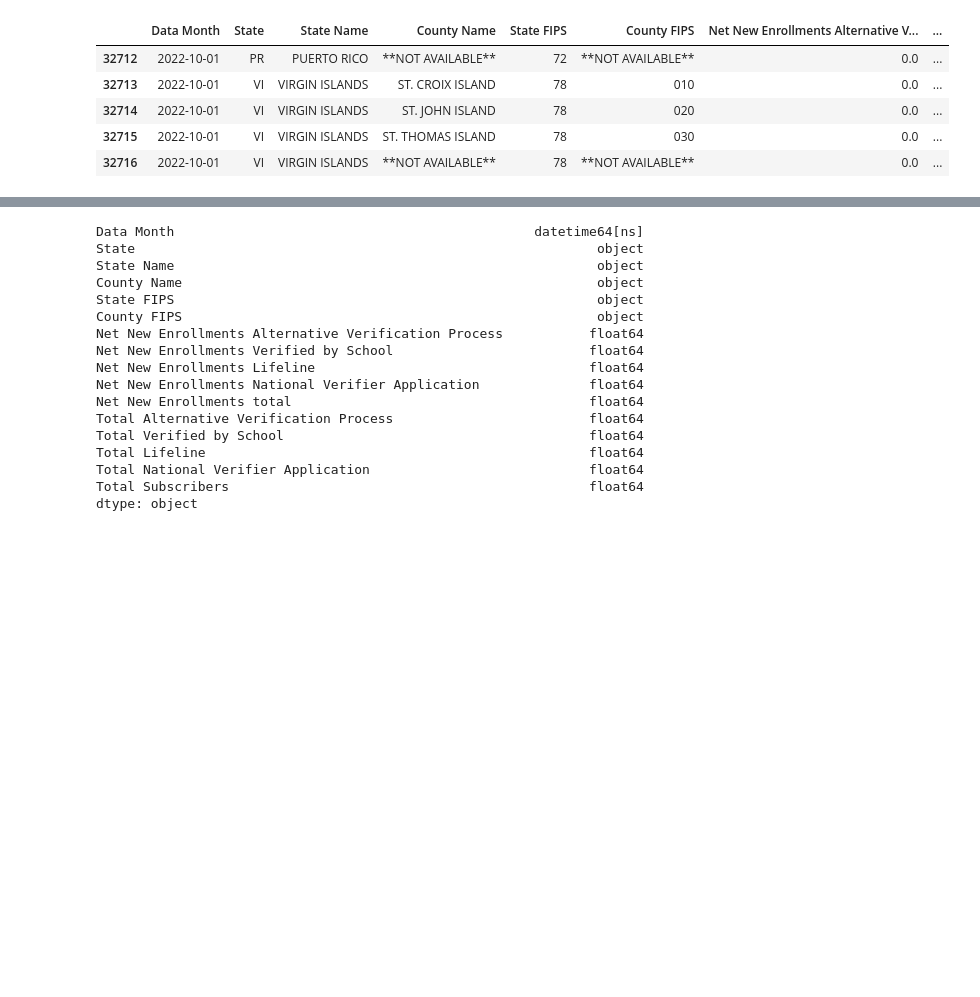
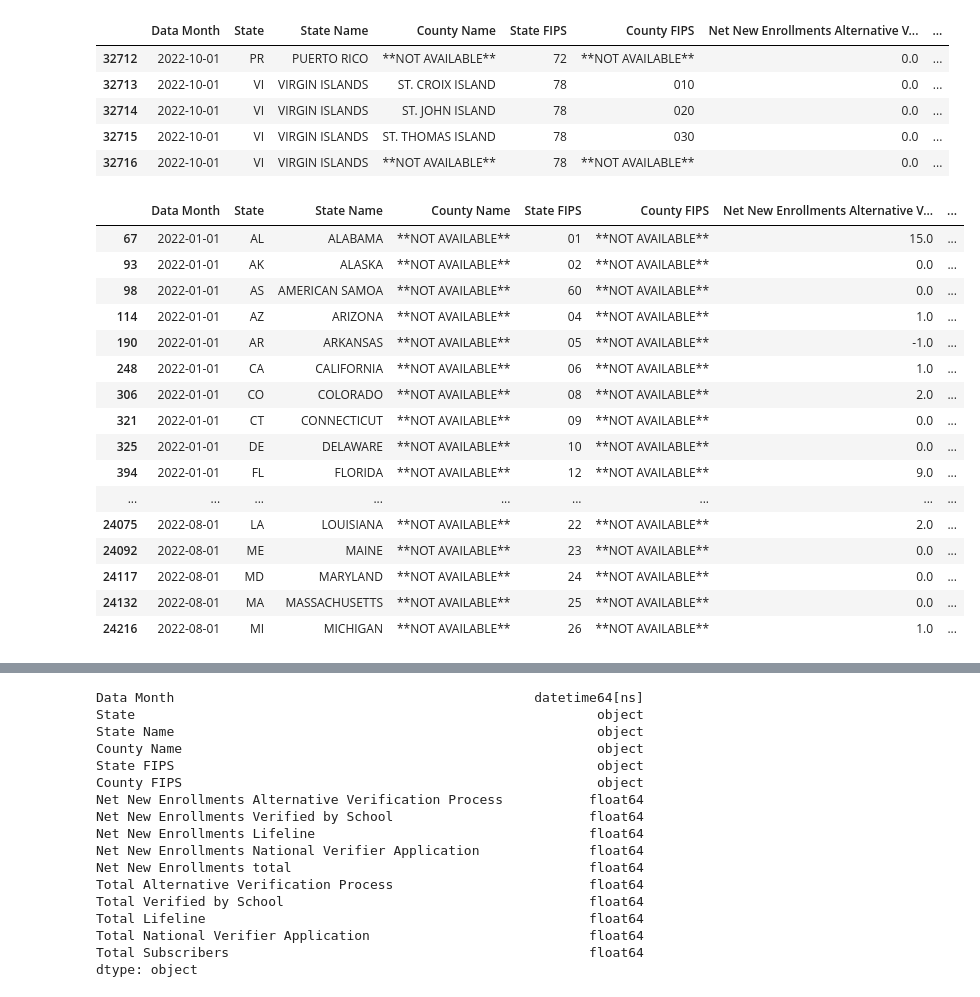
Before and after one commit to datakind/BDT_DataDive_Dec22, a Jupyter notebook: notebooks/BDT DataDive ACP vs SNAP Enrollment.ipynb, the cells around one changed output, grey strips where cells are left out. Cells and saved outputs as stored; diff of their text form; code cells hidden in the pictures; blank space fills up the shorter version.

```diff
--- a/notebooks/BDT DataDive ACP vs SNAP Enrollment.ipynb
+++ b/notebooks/BDT DataDive ACP vs SNAP Enrollment.ipynb
@@ -47,3 +47,23 @@ acp.tail()
 | 32714 | 2022-10-01 | VI | VIRGIN ISLANDS | ST. JOHN ISLAND | 78 | 020 | 0.0 | ... |
 | 32715 | 2022-10-01 | VI | VIRGIN ISLANDS | ST. THOMAS ISLAND | 78 | 030 | 0.0 | ... |
 | 32716 | 2022-10-01 | VI | VIRGIN ISLANDS | **NOT AVAILABLE** | 78 | **NOT AVAILABLE** | 0.0 | ... |
+# %%
+acp[acp['County Name']=='**NOT AVAILABLE**']
+# %% [output]
+|  | Data Month | State | State Name | County Name | State FIPS | County FIPS | Net New Enrollments Alternative V... | ... |
+| 67 | 2022-01-01 | AL | ALABAMA | **NOT AVAILABLE** | 01 | **NOT AVAILABLE** | 15.0 | ... |
+| 93 | 2022-01-01 | AK | ALASKA | **NOT AVAILABLE** | 02 | **NOT AVAILABLE** | 0.0 | ... |
+| 98 | 2022-01-01 | AS | AMERICAN SAMOA | **NOT AVAILABLE** | 60 | **NOT AVAILABLE** | 0.0 | ... |
+| 114 | 2022-01-01 | AZ | ARIZONA | **NOT AVAILABLE** | 04 | **NOT AVAILABLE** | 1.0 | ... |
+| 190 | 2022-01-01 | AR | ARKANSAS | **NOT AVAILABLE** | 05 | **NOT AVAILABLE** | -1.0 | ... |
+| 248 | 2022-01-01 | CA | CALIFORNIA | **NOT AVAILABLE** | 06 | **NOT AVAILABLE** | 1.0 | ... |
+| 306 | 2022-01-01 | CO | COLORADO | **NOT AVAILABLE** | 08 | **NOT AVAILABLE** | 2.0 | ... |
+| 321 | 2022-01-01 | CT | CONNECTICUT | **NOT AVAILABLE** | 09 | **NOT AVAILABLE** | 0.0 | ... |
+| 325 | 2022-01-01 | DE | DELAWARE | **NOT AVAILABLE** | 10 | **NOT AVAILABLE** | 0.0 | ... |
+| 394 | 2022-01-01 | FL | FLORIDA | **NOT AVAILABLE** | 12 | **NOT AVAILABLE** | 9.0 | ... |
+| ... | ... | ... | ... | ... | ... | ... | ... | ... |
+| 24075 | 2022-08-01 | LA | LOUISIANA | **NOT AVAILABLE** | 22 | **NOT AVAILABLE** | 2.0 | ... |
+| 24092 | 2022-08-01 | ME | MAINE | **NOT AVAILABLE** | 23 | **NOT AVAILABLE** | 0.0 | ... |
+| 24117 | 2022-08-01 | MD | MARYLAND | **NOT AVAILABLE** | 24 | **NOT AVAILABLE** | 0.0 | ... |
+| 24132 | 2022-08-01 | MA | MASSACHUSETTS | **NOT AVAILABLE** | 25 | **NOT AVAILABLE** | 0.0 | ... |
+| 24216 | 2022-08-01 | MI | MICHIGAN | **NOT AVAILABLE** | 26 | **NOT AVAILABLE** | 1.0 | ... |
```
Also changed, not shown: parts of 22 cells of this notebook.
